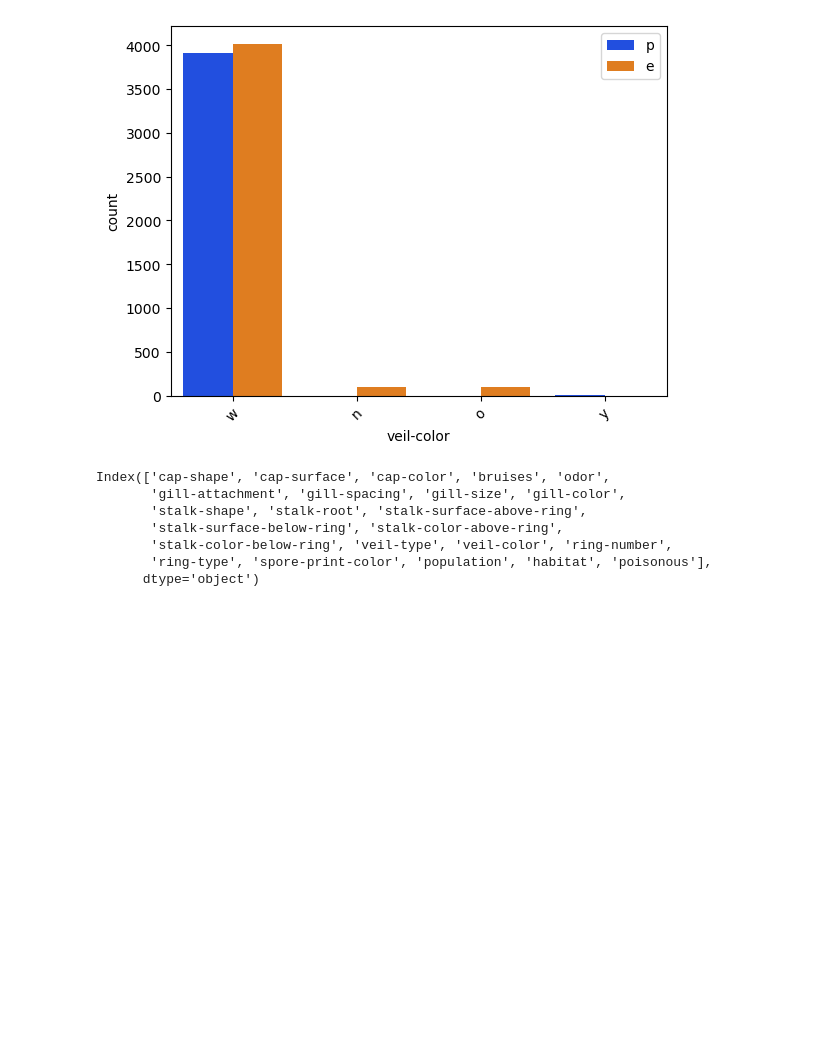
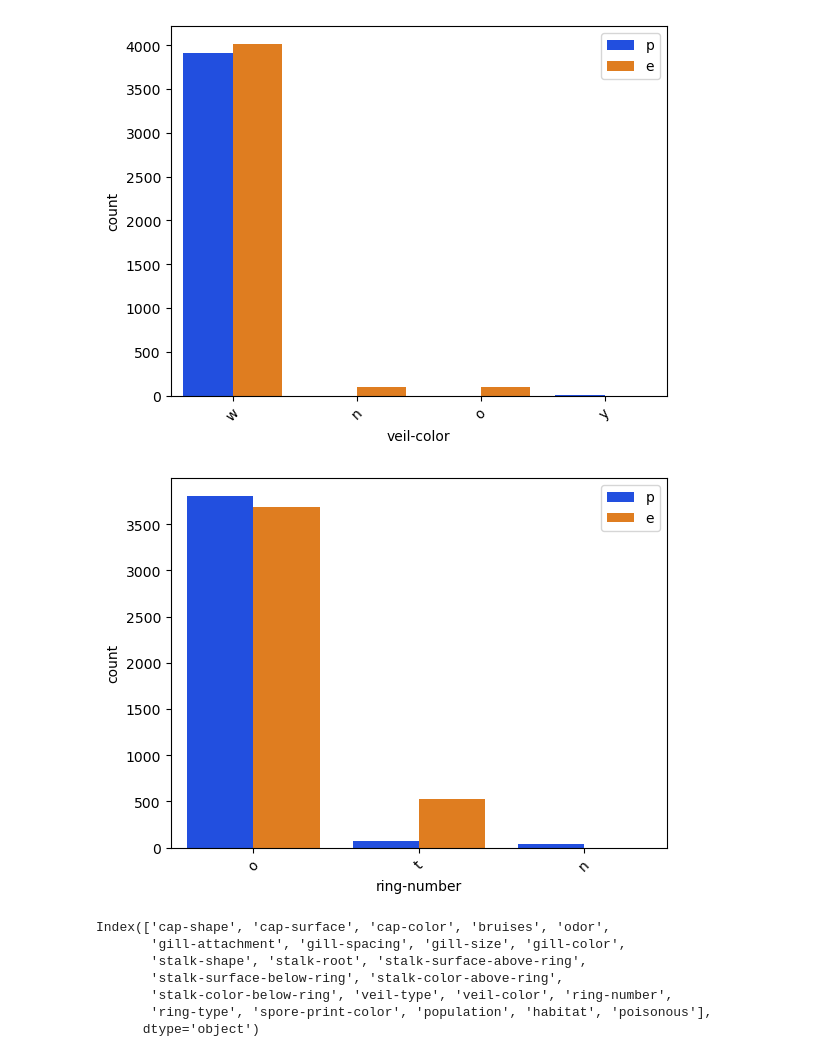
Before and after one commit to dev-ezzy/Big-Data, a Jupyter notebook: index.ipynb, the cells around one changed output. Drawn from its saved outputs; the diff is of its cells as text; code cells hidden in the pictures; blank space fills up the shorter version.

```diff
--- a/index.ipynb
+++ b/index.ipynb
@@ -532,6 +532,10 @@ multivariate_xcountplot("veil-color", concat)
 multivariate_xcountplot("veil-color", concat)
 # %% [output]
 [figure]
+# %%
+multivariate_xcountplot("ring-number", concat)
+# %% [output]
+[figure, added]
 # %%
 concat.columns
 # %% [output]
```
